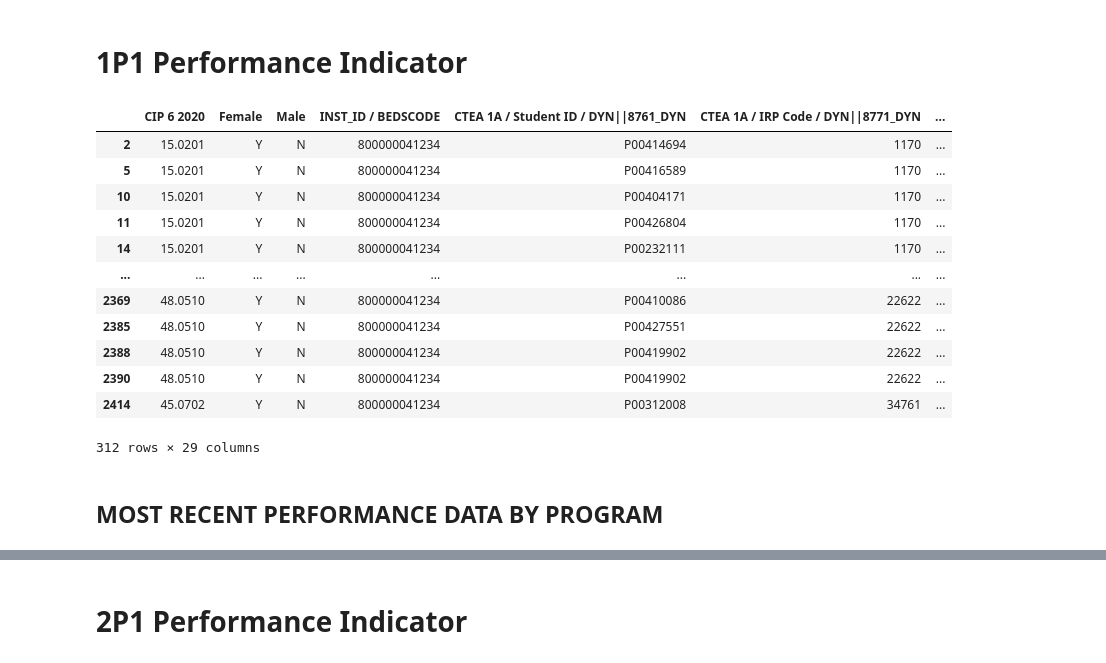
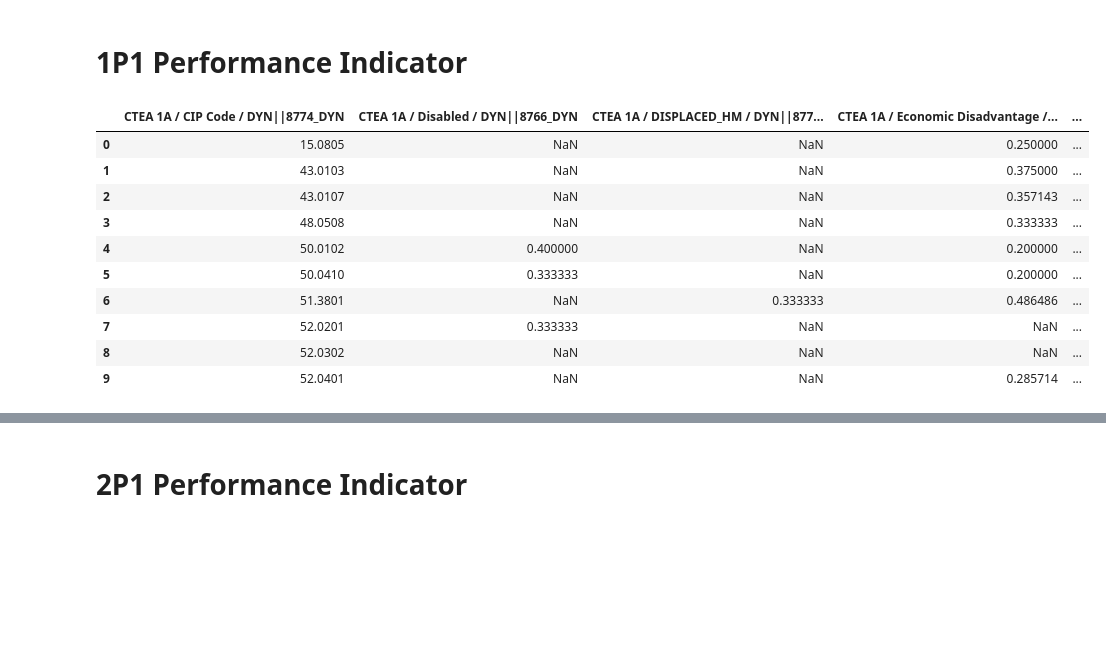
Before and after one commit to mjfikes/IR, a Jupyter notebook: PerkinsV/PerkinsV.ipynb, the cells around one changed output, grey strips where cells are left out. Saved outputs shown, nothing was run; the diff lists cells and outputs as text; code cells hidden in the pictures; blank space fills up the shorter version.

```diff
--- a/PerkinsV/PerkinsV.ipynb
+++ b/PerkinsV/PerkinsV.ipynb
@@ -84,19 +84,3 @@ num_1p1 = completer_set[(completer_set[status_field].isin([4,6])) &
                         ((completer_set[emp_field].isin([1,2,3,7,8,9]))|
                           (completer_set[educ_field]==1))]
 den_1p1 = completer_set[(completer_set[status_field].isin([4,6]))]
-# %%
-num_1p1
-# %% [output]
-|  | CIP 6 2020 | Female | Male | INST_ID / BEDSCODE | CTEA 1A / Student ID / DYN||8761_DYN | CTEA 1A / IRP Code / DYN||8771_DYN | ... |
-| 2 | 15.0201 | Y | N | 800000041234 | P00414694 | 1170 | ... |
-| 5 | 15.0201 | Y | N | 800000041234 | P00416589 | 1170 | ... |
-| 10 | 15.0201 | Y | N | 800000041234 | P00404171 | 1170 | ... |
-| 11 | 15.0201 | Y | N | 800000041234 | P00426804 | 1170 | ... |
-| 14 | 15.0201 | Y | N | 800000041234 | P00232111 | 1170 | ... |
-| ... | ... | ... | ... | ... | ... | ... | ... |
-| 2369 | 48.0510 | Y | N | 800000041234 | P00410086 | 22622 | ... |
-| 2385 | 48.0510 | Y | N | 800000041234 | P00427551 | 22622 | ... |
-| 2388 | 48.0510 | Y | N | 800000041234 | P00419902 | 22622 | ... |
-| 2390 | 48.0510 | Y | N | 800000041234 | P00419902 | 22622 | ... |
-| 2414 | 45.0702 | Y | N | 800000041234 | P00312008 | 34761 | ... |
-312 rows × 29 columns
@@ -119,6 +103,18 @@ spop_1p1 = pd.concat(rows_1p1).dropna(axis=1,how='all')
+# %%
+spop_1p1
+# %% [output]
+|  | CTEA 1A / CIP Code / DYN||8774_DYN | CTEA 1A / Disabled / DYN||8766_DYN | CTEA 1A / DISPLACED_HM / DYN||877... | CTEA 1A / Economic Disadvantage /... | ... |
+| 0 | 15.0805 | NaN | NaN | 0.250000 | ... |
+| 1 | 43.0103 | NaN | NaN | 0.375000 | ... |
+| 2 | 43.0107 | NaN | NaN | 0.357143 | ... |
+| 3 | 48.0508 | NaN | NaN | 0.333333 | ... |
+| 4 | 50.0102 | 0.400000 | NaN | 0.200000 | ... |
+| 5 | 50.0410 | 0.333333 | NaN | 0.200000 | ... |
+| 6 | 51.3801 | NaN | 0.333333 | 0.486486 | ... |
+| 7 | 52.0201 | 0.333333 | NaN | NaN | ... |
+| 8 | 52.0302 | NaN | NaN | NaN | ... |
+| 9 | 52.0401 | NaN | NaN | 0.285714 | ... |
 # %%
 num_grp_1 = num_1p1.groupby(cip_field)[id_field].count()
 den_grp_1 = den_1p1.groupby(cip_field)[id_field].count()
 percents_1p1 = num_grp_1.divide(den_grp_1,fill_value=0)
-# %% [markdown]
-## MOST RECENT PERFORMANCE DATA BY PROGRAM
```
Also changed, not shown: parts of 52 cells of this notebook.
